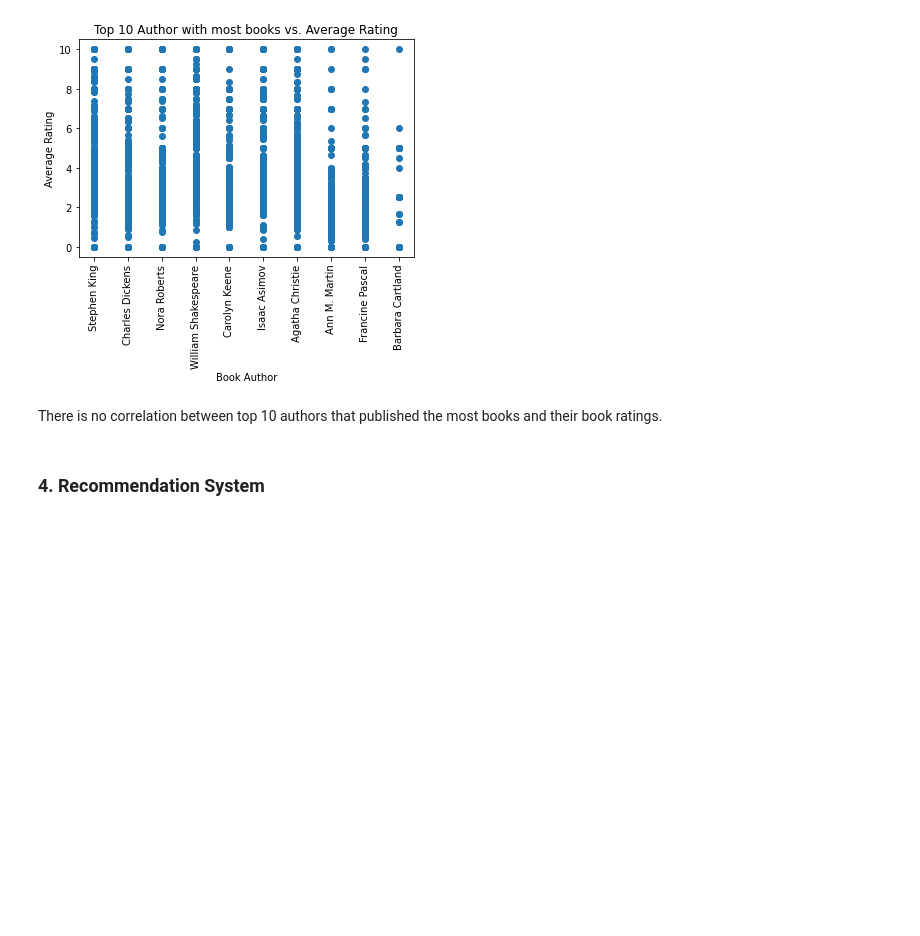
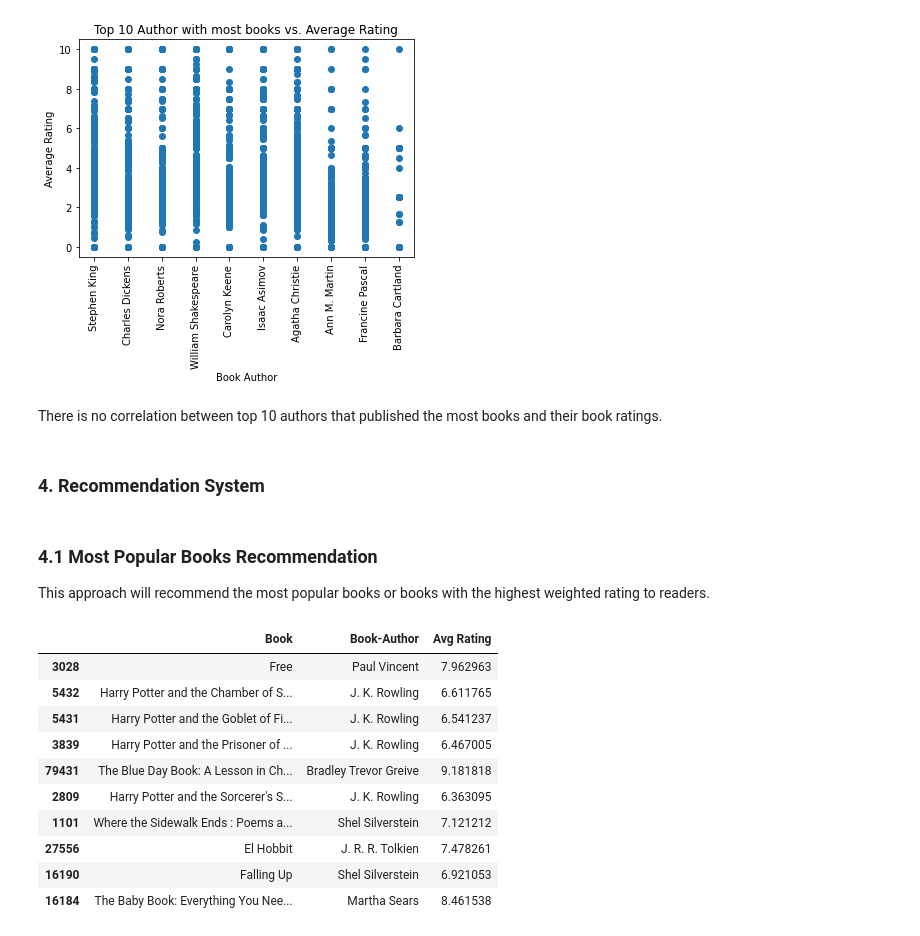
Before and after one commit to phuongnk27/Book-Recommendation, a Jupyter notebook: rec_system.ipynb, the cells around one changed output. Drawn from its saved outputs; the diff is of its cells as text; code cells hidden in the pictures; blank space fills up the shorter version.

```diff
--- a/rec_system.ipynb
+++ b/rec_system.ipynb
@@ -167,5 +167,11 @@ True
 # Find number of ratings and average rating per each book
 ratings_count = ratings.groupby('ISBN').count()[['User-ID']].rename(columns={'User-ID': 'Num Ratings'})
 avg_rating = ratings.groupby('ISBN')['Book-Rating'].mean().rename('Avg Rating')
-book_with_ratings = books.merge(ratings_count, on='ISBN').merge(avg_rating, on='ISBN')
+book_with_ratings = books.merge(ratings_count, on='ISBN', how='left').merge(avg_rating, on='ISBN', how='left')
 book_with_ratings.head()
+
+book_with_ratings['Num Ratings'] = book_with_ratings['Num Ratings'].fillna(0)
+book_with_ratings['Avg Rating'] = book_with_ratings['Avg Rating'].fillna(0)
+
+# Convert ratings_count to integer
+book_with_ratings['Num Ratings'] = book_with_ratings['Num Ratings'].astype(int)
@@ -280,3 +279,31 @@ plt.show()
 There is no correlation between top 10 authors that published the most books and their book ratings.
 # %% [markdown]
 ### **4. Recommendation System**
+# %% [markdown]
+### 4.1 Most Popular Books Recommendation
+
+This approach will recommend the most popular books or books with the highest weighted rating to readers.
+# %%
+def popular_books():
+    data = {
+        'Book': top_10_highest_ratings['Book-Title'],
+        'Book-Author': top_10_highest_ratings['Book-Author'],
+        'Avg Rating': top_10_highest_ratings['Avg Rating']
+    }
+
+    return pd.DataFrame(data)
+
+rec_book = popular_books()
+rec_book
+# %% [output]
+|  | Book | Book-Author | Avg Rating |
+| 3028 | Free | Paul Vincent | 7.962963 |
+| 5432 | Harry Potter and the Chamber of S... | J. K. Rowling | 6.611765 |
+| 5431 | Harry Potter and the Goblet of Fi... | J. K. Rowling | 6.541237 |
+| 3839 | Harry Potter and the Prisoner of ... | J. K. Rowling | 6.467005 |
+| 79431 | The Blue Day Book: A Lesson in Ch... | Bradley Trevor Greive | 9.181818 |
+| 2809 | Harry Potter and the Sorcerer's S... | J. K. Rowling | 6.363095 |
+| 1101 | Where the Sidewalk Ends : Poems a... | Shel Silverstein | 7.121212 |
+| 27556 | El Hobbit | J. R. R. Tolkien | 7.478261 |
+| 16190 | Falling Up | Shel Silverstein | 6.921053 |
+| 16184 | The Baby Book: Everything You Nee... | Martha Sears | 8.461538 |
```
Also changed, not shown: parts of 10 cells of this notebook.
